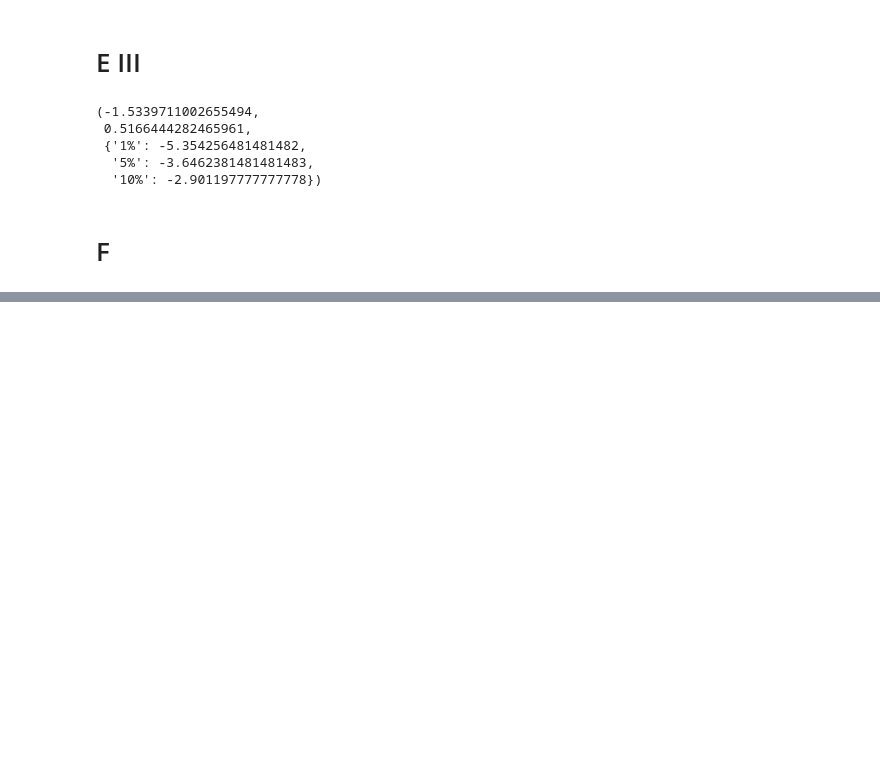
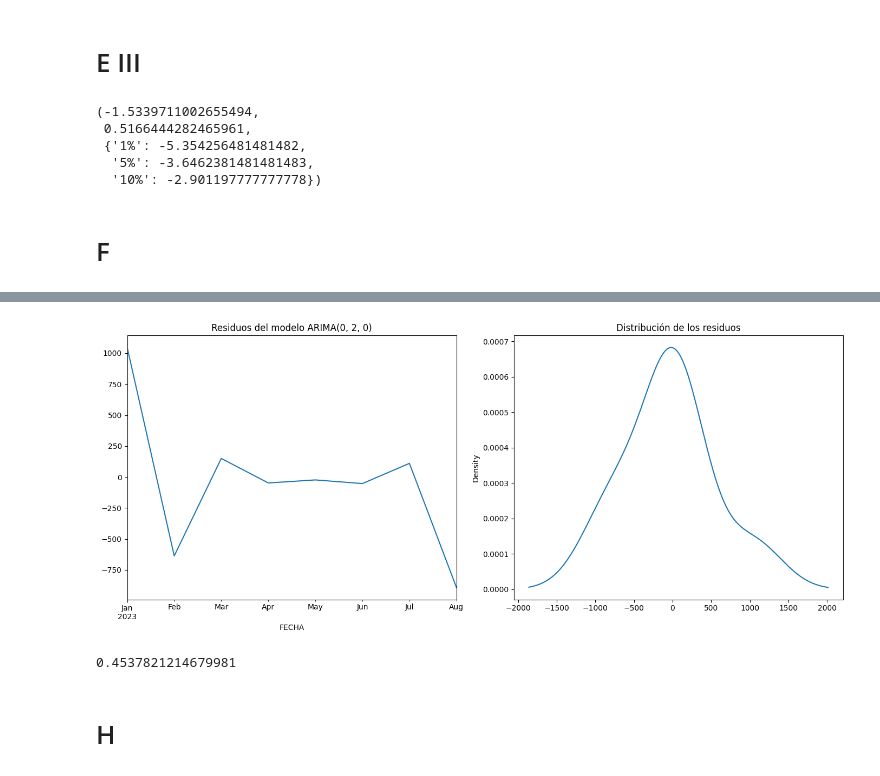
Before and after one commit to guzmanalejandra/Laboratorio2-DS, a Jupyter notebook: main.ipynb, the cells around one changed output, grey strips where cells are left out. Cells and saved outputs as stored; diff of their text form; code cells hidden in the pictures; blank space fills up the shorter version.

```diff
--- a/main.ipynb
+++ b/main.ipynb
@@ -653,0 +716,23 @@ NameError: name 'plot_pacf' is not defined
+# %%
+from scipy.stats import normaltest
+
+# Obtener los residuos del mejor modelo
+residuos = best_model_aic.resid
+
+# Gráficos de los residuos
+plt.figure(figsize=(14, 6))
+plt.subplot(1, 2, 1)
+residuos.plot(title="Residuos del modelo ARIMA(0, 2, 0)")
+plt.subplot(1, 2, 2)
+residuos.plot(kind='kde', title="Distribución de los residuos")
+plt.tight_layout()
+plt.show()
+
+# Realizar la prueba de normalidad
+k2_statistic, p_value_normality = normaltest(residuos.dropna())
+p_value_normality
+# %% [output]
+[figure, added]
+0.4537821214679981
+# %% [markdown]
+# H
```
Also changed, not shown: parts of 9 cells of this notebook.
